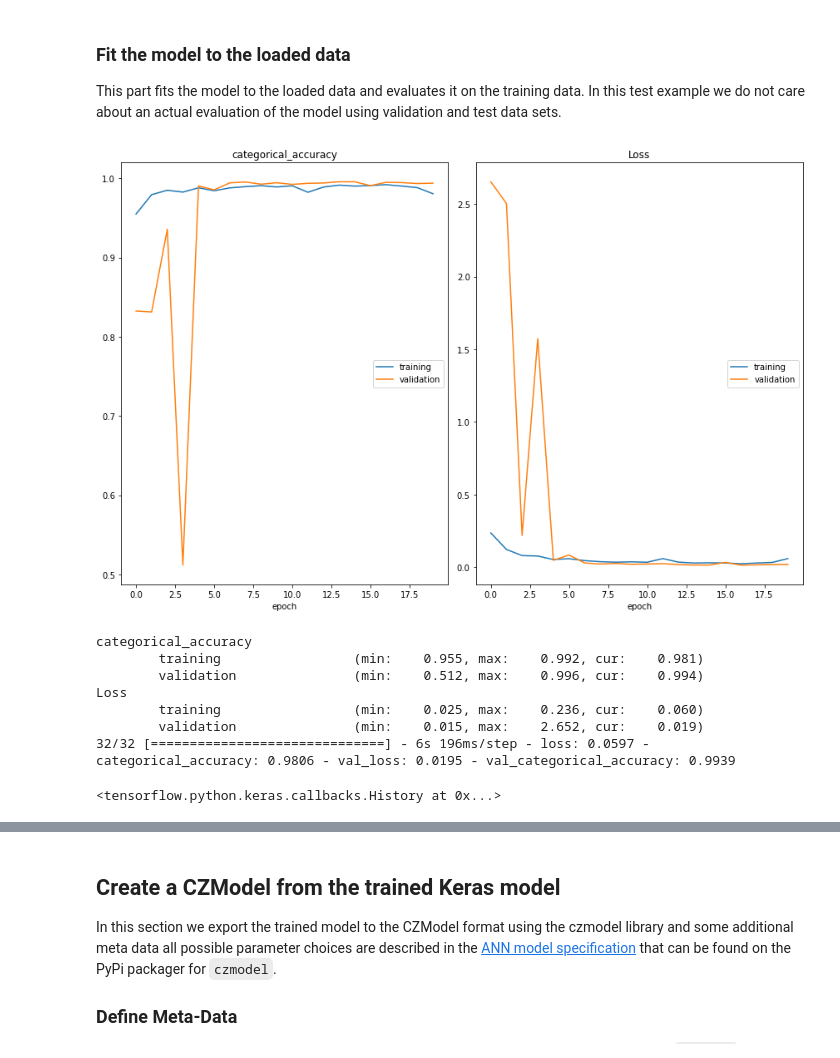
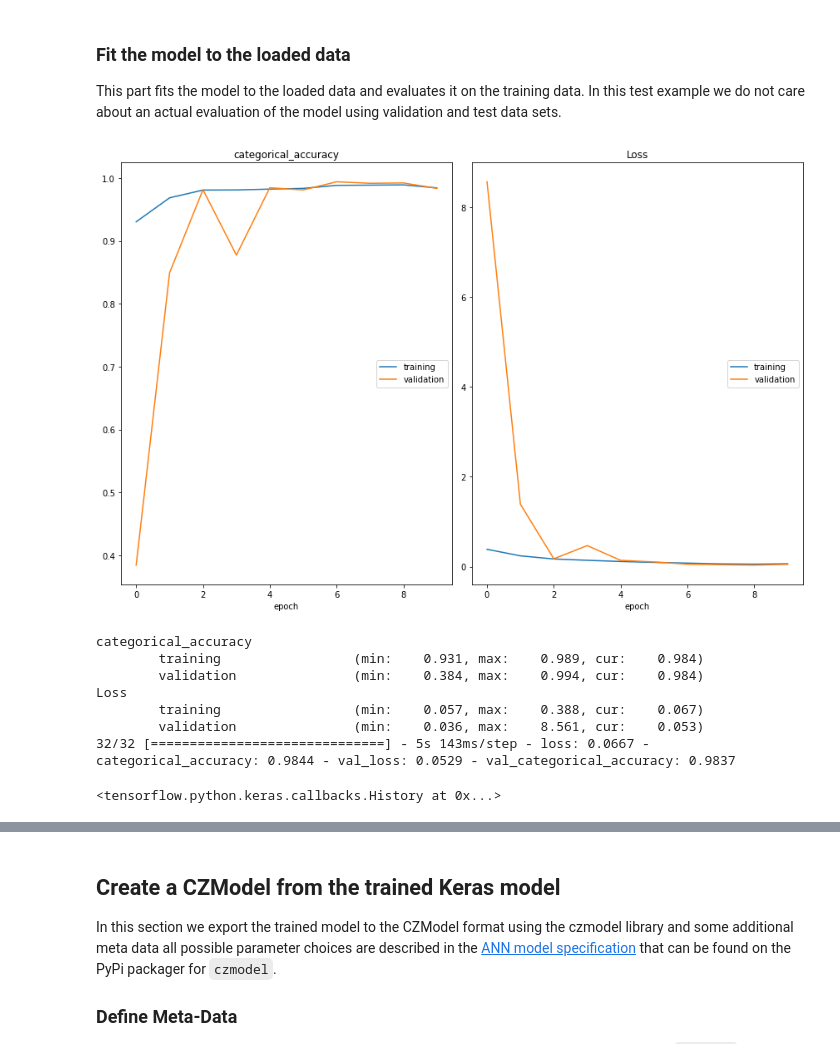
Before and after one commit to sebi06/ipy_notebooks, a Jupyter notebook: Create_czmodel/Train_UNet_Export_as_CZMODEL_final.ipynb, the cells around one changed output, grey strips where cells are left out. Saved outputs shown, nothing was run; the diff lists cells and outputs as text; code cells hidden in the pictures.

```diff
--- a/Create_czmodel/Train_UNet_Export_as_CZMODEL_final.ipynb
+++ b/Create_czmodel/Train_UNet_Export_as_CZMODEL_final.ipynb
@@ -54,20 +40,24 @@ This section describes a **simple** training procedure that creates a trained Ke
 
 * Therefore, the pipelin only represents one possible custom training procedure.
 * Such procedure will vary from case to case and will contain more sophisticated ways to generate an optimized model
+# %%
+# Define the parameters for loading the training data
+
+# adjust to jour needs
+base_directory = r"c:\Users\m1srh\OneDrive - Carl Zeiss AG\Smart_Microscopy_Workshop\datasets"
+
+# place the original and label *.png images here
+imgfolder = "nucleus_data/images/"
+#imgfolder = "mouse_embryo/images"
+
+# masks images have one channel (0=background and 1=object)
+maskfolder = 'nucleus_data/label/'
+#maskfolder = "mouse_embryo/label"
+
+# construct the final path to the images and labels
+IMAGES_FOLDER = os.path.join(base_directory, imgfolder)
+MASKS_FOLDER = os.path.join(base_directory, maskfolder)
 # %%
-# Define the parameters for loading the training data
-
-# place the original *.png images here
-
-IMAGES_FOLDER = "nucleus_data/images/"
-#IMAGES_FOLDER = "mouse_embryo/images"
-
-# place the respective label *.png images here
-
-# masks images have one channel (0=background and 1=object)
-MASKS_FOLDER = 'nucleus_data/label/'
-#MASKS_FOLDER = "mouse_embryo/label"
-
 # define the number of channels inside the image to be segmented
 CHANNELS = 1
 
@@ -79,7 +69,7 @@ BITDEPTH_MASKS = tf.dtypes.uint16
 NUM_CLASSES = 2
 
 # tilesize for training which depends on the GPU memory size etc.
-SZTR = 512
+SZTR = 384
 
 # Model and Training Parameters
 KERNEL_SIZE = 3
@@ -260,23 +233,23 @@ This part fits the model to the loaded data and evaluates it on the training dat
 # %%
 # train the U-Net model
 
 # define number of training epochs
-num_epochs = 20
+num_epochs = 10
 
 # fit the model to the data using the "training" set and for validataion the "validation" set
 model.fit(tfdataset_train,
           callbacks=[PlotLossesKerasTF()],
           validation_data=(tfdataset_val),
           epochs=num_epochs)
 # %% [output]
-[figure, old version]
+[figure, new version]
 categorical_accuracy
-        training                 (min:    0.955, max:    0.992, cur:    0.981)
-        validation               (min:    0.512, max:    0.996, cur:    0.994)
+        training                 (min:    0.931, max:    0.989, cur:    0.984)
+        validation               (min:    0.384, max:    0.994, cur:    0.984)
 Loss
-        training                 (min:    0.025, max:    0.236, cur:    0.060)
-        validation               (min:    0.015, max:    2.652, cur:    0.019)
-32/32 [==============================] - 6s 196ms/step - loss: 0.0597 - categorical_accuracy: 0.9806 - val_loss: 0.0195 - val_categorical_accuracy: 0.9939
+        training                 (min:    0.057, max:    0.388, cur:    0.067)
+        validation               (min:    0.036, max:    8.561, cur:    0.053)
+32/32 [==============================] - 5s 143ms/step - loss: 0.0667 - categorical_accuracy: 0.9844 - val_loss: 0.0529 - val_categorical_accuracy: 0.9837
 <tensorflow.python.keras.callbacks.History at 0x...>
 # %%
 # get the loss and accuary values
```
Also changed, not shown: parts of 21 cells of this notebook, 16 other files.
